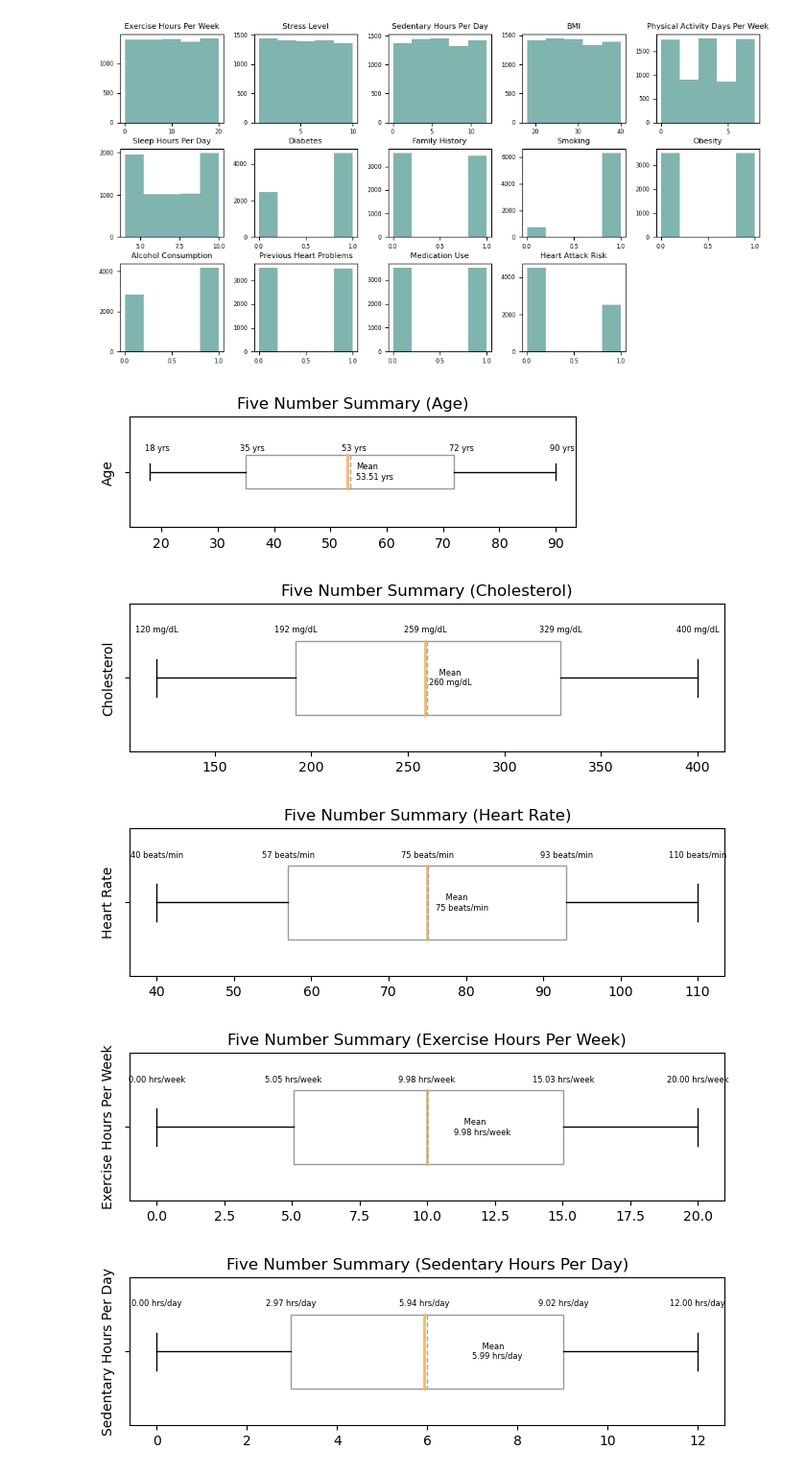
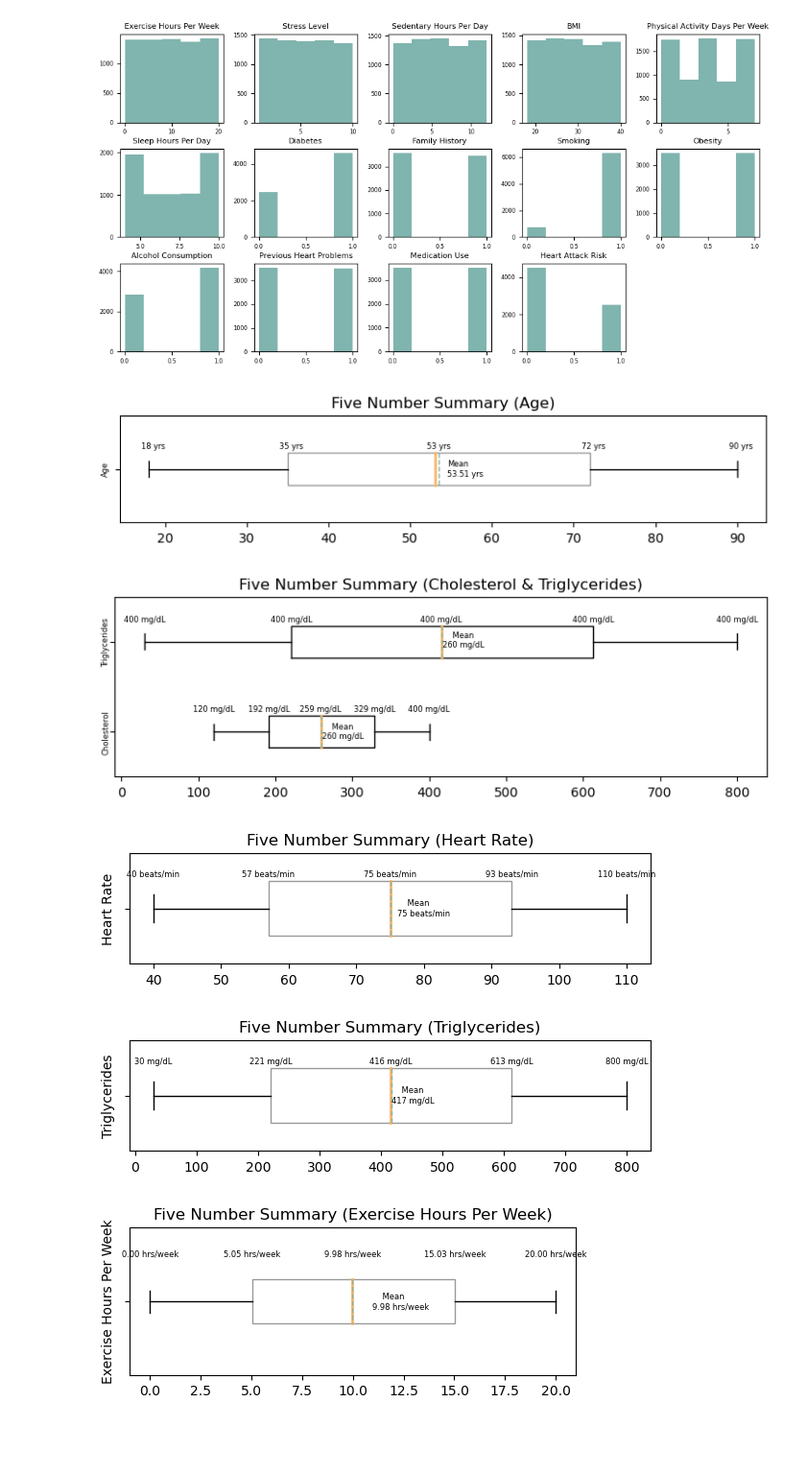
Before and after one commit to hend-a-ghafour/Heart_Attack_Risk_Analysis, a Jupyter notebook: Heart_Attack_Risk_Analysis.ipynb, the cells around one changed output. Shown: that part at 96% size. Saved outputs shown, nothing was run; the diff lists cells and outputs as text; code cells hidden in the pictures; blank space fills up the shorter version.

Commit message:
Triglycerides 5 num summary

```diff
--- a/Heart_Attack_Risk_Analysis.ipynb
+++ b/Heart_Attack_Risk_Analysis.ipynb
@@ -236,7 +236,7 @@ fig2=hist2.hist(grid=False, figsize=(12,6),xlabelsize=6,ylabelsize=6,bins=5,layo
 #Distributions:
 
 #1- Five Number Summary (Age)
-plt.subplots(figsize = (6,1.5))
+plt.subplots(figsize = (9,1.5))
 
 sns.boxplot(x=df.Age,showmeans=True,meanline=True,showcaps = True, color="white", width=.3,boxprops={"linewidth": 1},
             medianprops={ "color" : "#ffb563","linewidth": 2},whiskerprops={"color": "black", "linewidth": 1},
@@ -246,33 +246,37 @@ for i, v in enumerate(df_stats.iloc[[3,4,5,6,7],0]):
   plt.text(v-1,-.25,f'{v:.0f} yrs', ha='left', va='top',fontsize=6)
 for k, l in enumerate(df_stats.iloc[[1],0]):
   plt.text(l+1,0,f'Mean\n{l:.2f} yrs', ha='left', va='center',fontsize=6)
-
-plt.ylabel('Age')
+#plt.yticks([1],['Age'],fontsize=6,rotation=90, ha='center', va='center')
+plt.ylabel('Age',fontsize=6,rotation=90, ha='center', va='center')
 plt.xlabel(None)
 plt.title('Five Number Summary (Age)')
 plt.show();
 
 
 #2- Five Number Summary (Cholesterol)
-plt.subplots(figsize = (8,2))
+plt.subplots(figsize = (9,2.5))
 
-sns.boxplot(x=df.Cholesterol,showmeans=True,meanline=True,showcaps = True, color="white", width=.5,
+plt.boxplot(df.loc[:,['Cholesterol','Triglycerides']],showmeans=True,meanline=True,showcaps = True, widths=.35,
             medianprops={ "color" : "#ffb563","linewidth": 2},boxprops={"linewidth": 1},whiskerprops={"color": "black", "linewidth": 1},
-            capprops={"color": "black", "linewidth": 1},meanprops = {"color": "#80B4ae","linewidth": 1 })
+            capprops={"color": "black", "linewidth": 1},meanprops = {"color": "#80B4ae","linewidth": 1 },vert=False)
 
 for i, v in enumerate(df_stats.iloc[[3,4,5,6,7],1]):
-  plt.text(v,-.35,f'{v:.0f} mg/dL', ha='center', va='top',fontsize=6)
+  plt.text(v,1.2,f'{v:.0f} mg/dL', ha='center', va='bottom',fontsize=6)
 for k, l in enumerate(df_stats.iloc[[1],1]):
-  plt.text(l+1,0,f'    Mean\n{l:.0f} mg/dL', ha='left', va='center',fontsize=6)
-
-plt.ylabel('Cholesterol')
+  plt.text(l+1,1,f'    Mean\n{l:.0f} mg/dL', ha='left', va='center',fontsize=6)
+for x,y in enumerate(df_stats.iloc[[3,4,5,6,7],8]):
+  plt.text(y,2.3,f'{v:.0f} mg/dL', ha='center', va='top',fontsize=6)
+for o,q in enumerate(df_stats.iloc[[1],8]):
+  plt.text(q+1,2.02,f'    Mean\n{l:.0f} mg/dL', ha='left', va='center',fontsize=6)
+#plt.ylabel(['Cholesterol','Triglycerides'])
+plt.yticks([1,2],['Cholesterol','Triglycerides'],fontsize=6,rotation=90, ha='center', va='center')
 plt.xlabel(None)
-plt.title('Five Number Summary (Cholesterol)')
+plt.title('Five Number Summary (Cholesterol & Triglycerides)')
 plt.show();
 
 
 #3- Five Number Summary (Heart Rate)
-plt.subplots(figsize = (8,2))
+plt.subplots(figsize = (7,1.5))
 
 sns.boxplot(x=df['Heart Rate'],showmeans=True,meanline=True,showcaps = True, color="white", width=.5,
             medianprops={ "color" : "#ffb563","linewidth": 2},boxprops={"linewidth": 1},whiskerprops={"color": "black", "linewidth": 1},
@@ -289,43 +293,58 @@ plt.title('Five Number Summary (Heart Rate)')
 plt.show();
 
 
+#4- Five Number Summary (Triglycerides)
+plt.subplots(figsize = (7,1.5))
 
+sns.boxplot(x=df['Triglycerides'],showmeans=True,meanline=True,showcaps = True, color="white", width=.5,
+            medianprops={ "color" : "#ffb563","linewidth": 2},boxprops={"linewidth": 1},whiskerprops={"color": "black", "linewidth": 1},
+            capprops={"color": "black", "linewidth": 1},meanprops = {"color": "#80B4ae","linewidth": 1 })
+
+for i, v in enumerate(df_stats.iloc[[3,4,5,6,7],8]):
+  plt.text(v,-.35,f'{v:.0f} mg/dL', ha='center', va='top',fontsize=6)
+for k, l in enumerate(df_stats.iloc[[1],8]):
+  plt.text(l+1,0,f'    Mean\n{l:.0f} mg/dL', ha='left', va='center',fontsize=6)
+
+plt.ylabel('Triglycerides')
+plt.xlabel(None)
+plt.title('Five Number Summary (Triglycerides)')
+plt.show();
 #4- Five Number Summary (Exercise Hours Per Week)
-plt.subplots(figsize = (8,2))
+plt.subplots(figsize = (6,2))
 
-sns.boxplot(x=df['Exercise Hours Per Week'],showmeans=True,meanline=True,showcaps = True, color="white", width=.5,
+sns.boxplot(x=df['Exercise Hours Per Week'],showmeans=True,meanline=True,showcaps = True, color="white", width=.3,
             medianprops={ "color" : "#ffb563","linewidth": 2},boxprops={"linewidth": 1},whiskerprops={"color": "black", "linewidth": 1},
             capprops={"color": "black", "linewidth": 1},meanprops = {"color": "#80B4ae","linewidth": 1 })
 
 for i, v in enumerate(df_stats.iloc[[3,4,5,6,7],3]):
   plt.text(v,-.35,f'{v:.2f} hrs/week', ha='center', va='top',fontsize=6)
 for k, l in enumerate(df_stats.iloc[[1],3]):
   plt.text(l+1,0,f'    Mean\n{l:.2f} hrs/week', ha='left', va='center',fontsize=6)
 
 plt.ylabel('Exercise Hours Per Week')
 plt.xlabel(None)
 plt.title('Five Number Summary (Exercise Hours Per Week)')
 plt.show();
 
 #5- Five Number Summary (Sedentary Hours Per Day	)
-plt.subplots(figsize = (8,2))
+plt.subplots(figsize = (7,1.5))
 
 sns.boxplot(x=df['Sedentary Hours Per Day'],showmeans=True,meanline=True,showcaps = True, color="white", width=.5,
             medianprops={ "color" : "#ffb563","linewidth": 2},boxprops={"linewidth": 1},whiskerprops={"color": "black", "linewidth": 1},
             capprops={"color": "black", "linewidth": 1},meanprops = {"color": "#80B4ae","linewidth": 1 })
 
 for i, v in enumerate(df_stats.iloc[[3,4,5,6,7],5]):
   plt.text(v,-.35,f'{v:.2f} hrs/day', ha='center', va='top',fontsize=6)
 for k, l in enumerate(df_stats.iloc[[1],5]):
   plt.text(l+1,0,f'    Mean\n{l:.2f} hrs/day', ha='left', va='center',fontsize=6)
 
 plt.ylabel('Sedentary Hours Per Day')
 plt.xlabel(None)
 plt.title('Five Number Summary (Sedentary Hours Per Day)')
 plt.show();
 # %% [output]
-[figure, old version]
+[figure, new version]
-[figure, old version]
+[figure, new version]
-[figure, old version]
+[figure, new version]
-[figure, old version]
+[figure, new version]
-[figure, old version]
+[figure, new version]
```
Also changed, not shown: parts of 1 cell of this notebook.
